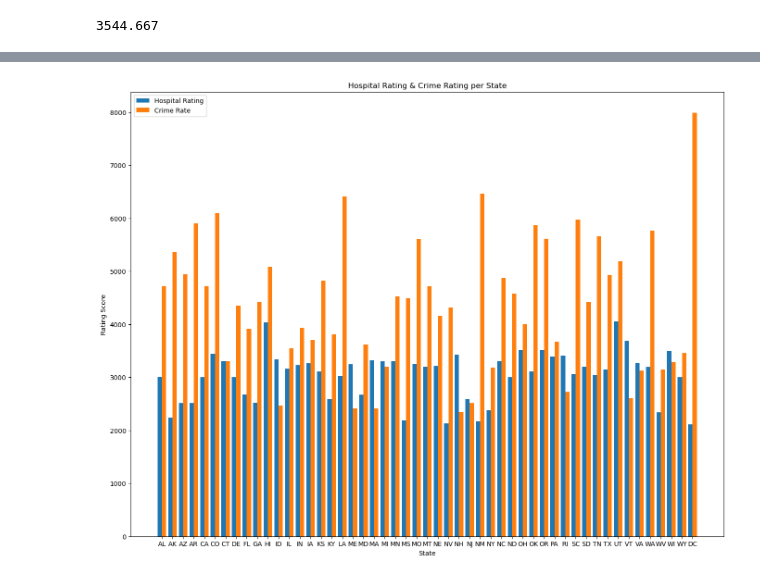
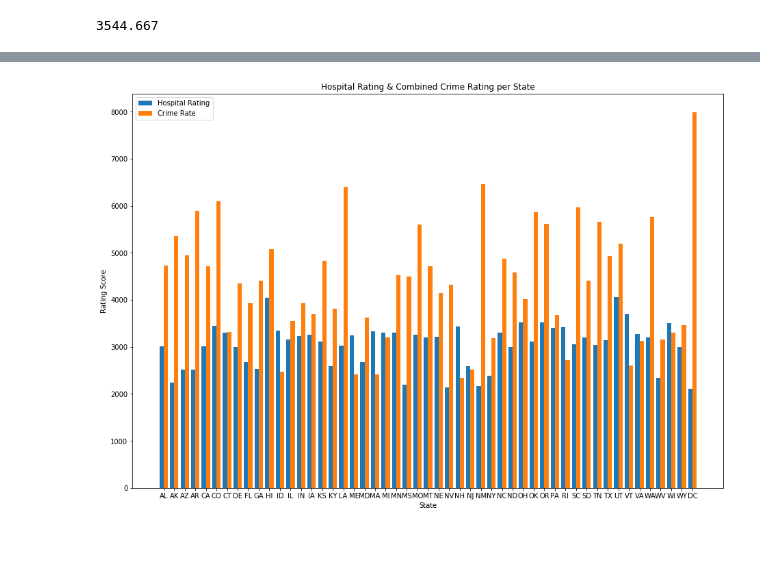
Before and after one commit to nahoczki/OFTRH, a Jupyter notebook: OFTRH (Operation Find Top-Rated Hospitals).ipynb, the cells around one changed output, grey strips where cells are left out. Saved outputs shown, nothing was run; the diff lists cells and outputs as text; code cells hidden in the pictures; blank space fills up the shorter version.

```diff
--- a/OFTRH (Operation Find Top-Rated Hospitals).ipynb
+++ b/OFTRH (Operation Find Top-Rated Hospitals).ipynb
@@ -188,5 +243,5 @@ Correlation is a statistical measure that expresses the extent to which two vari
 # %%
-# get all state hospital ratings (mean) and crime rates and create a dataframe
+# get all state hospital ratings (mean) and crime rates (combined) and create a dataframe
 
 states = []
 hospital_ratings = []
@@ -200,5 +255,5 @@ for state in us_state_list:
     # add crime rate to crime rates array
     crime_rates.append(getCrimeRateByStateAbbr(state)['rate'].sum())
 
-df = pd.DataFrame({ "states": states, "hospital_ratings": hospital_ratings, "crime_rates": crime_rates })
-print(df)
+combined_df = pd.DataFrame({ "states": states, "hospital_ratings": hospital_ratings, "crime_rates": crime_rates })
+#print(combined_df)
@@ -223,15 +260,15 @@ print(df)
 # %%
 # Make bargraph
-X_axis = np.arange(len(df.states))
+X_axis = np.arange(len(combined_df.states))
 fig = plt.figure()
 ax = fig.add_axes([1, 1, 2, 2])
-ax.bar(X_axis -0.2, df['hospital_ratings'].values*1000, 0.4, label="Hospital Rating")
-ax.bar(X_axis +0.2, df['crime_rates'].values, 0.4, label="Crime Rate")
-plt.xticks(X_axis, df['states'].values)
+ax.bar(X_axis -0.2, combined_df['hospital_ratings'].values*1000, 0.4, label="Hospital Rating")
+ax.bar(X_axis +0.2, combined_df['crime_rates'].values, 0.4, label="Crime Rate")
+plt.xticks(X_axis, combined_df['states'].values)
 plt.xlabel("State")
 plt.ylabel("Rating Score")
-plt.title("Hospital Rating & Crime Rating per State")
+plt.title("Hospital Rating & Combined Crime Rating per State")
 plt.legend()
 plt.show()
 # %% [output]
-[figure, old version]
+[figure, new version]
```
Also changed, not shown: parts of 33 cells of this notebook.
